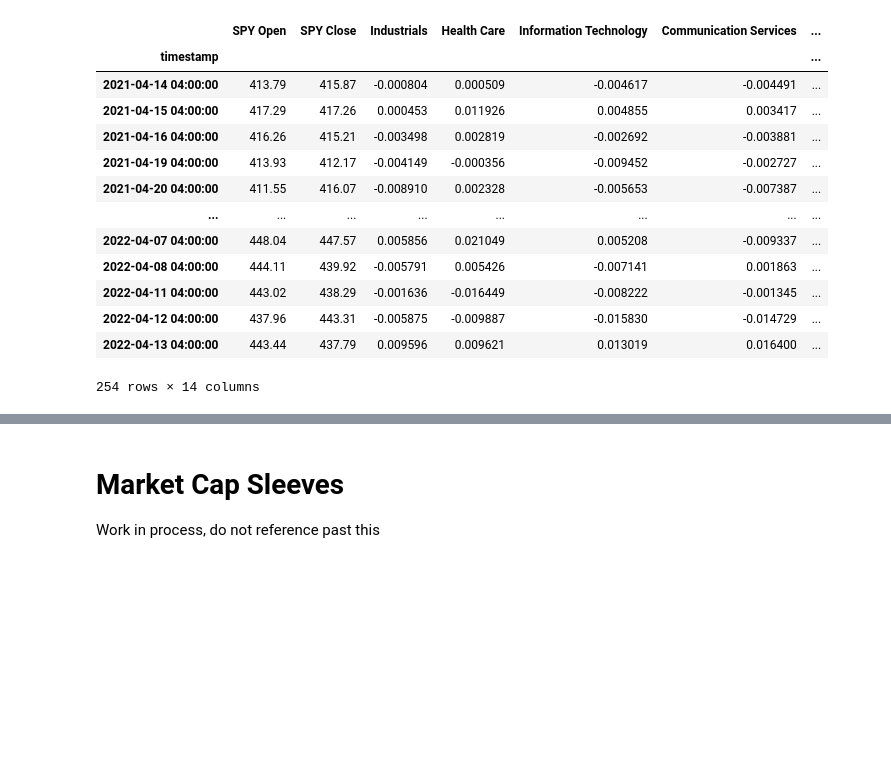
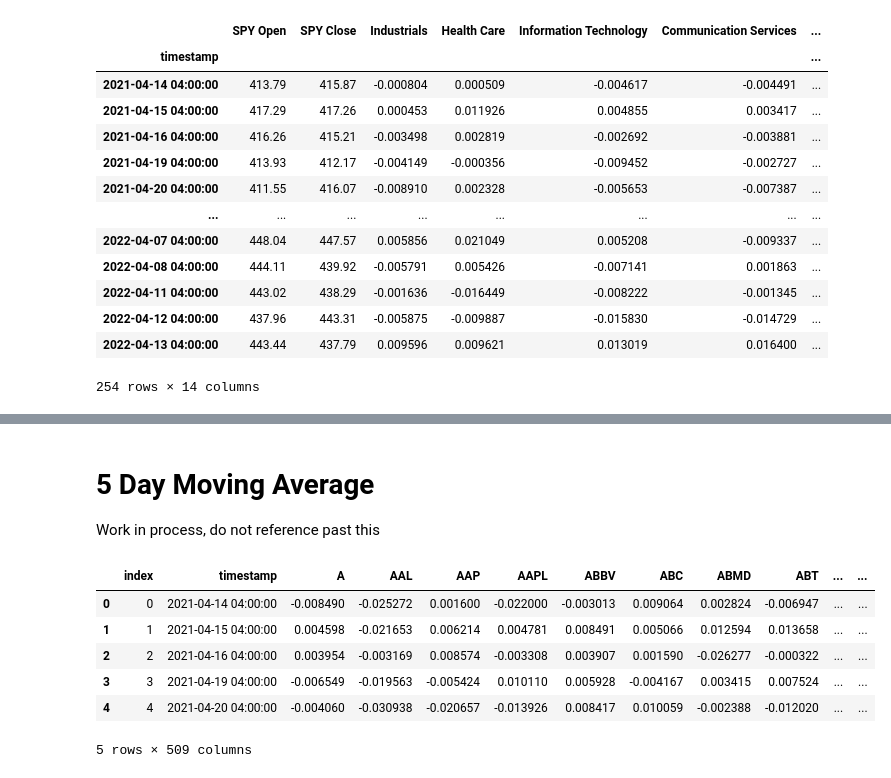
Before and after one commit to Analitico-771/machine_learning_index_prediction, a Jupyter notebook: DataPrep.ipynb, the cells around one changed output, grey strips where cells are left out. Saved outputs shown, nothing was run; the diff lists cells and outputs as text; code cells hidden in the pictures; blank space fills up the shorter version.

```diff
--- a/DataPrep.ipynb
+++ b/DataPrep.ipynb
@@ -91,4 +201,15 @@ See the caveats in the documentation: https://pandas.pydata.org/pandas-docs/stab
 # %% [markdown]
-# Market Cap Sleeves
+# 5 Day Moving Average
 
 Work in process, do not reference past this
+# %%
+StocksWide = pd.read_sql_table('StocksWide', engine)
+StocksWide.head()
+# %% [output]
+|  | index | timestamp | A | AAL | AAP | AAPL | ABBV | ABC | ABMD | ABT | ... | ... |
+| 0 | 0 | 2021-04-14 04:00:00 | -0.008490 | -0.025272 | 0.001600 | -0.022000 | -0.003013 | 0.009064 | 0.002824 | -0.006947 | ... | ... |
+| 1 | 1 | 2021-04-15 04:00:00 | 0.004598 | -0.021653 | 0.006214 | 0.004781 | 0.008491 | 0.005066 | 0.012594 | 0.013658 | ... | ... |
+| 2 | 2 | 2021-04-16 04:00:00 | 0.003954 | -0.003169 | 0.008574 | -0.003308 | 0.003907 | 0.001590 | -0.026277 | -0.000322 | ... | ... |
+| 3 | 3 | 2021-04-19 04:00:00 | -0.006549 | -0.019563 | -0.005424 | 0.010110 | 0.005928 | -0.004167 | 0.003415 | 0.007524 | ... | ... |
+| 4 | 4 | 2021-04-20 04:00:00 | -0.004060 | -0.030938 | -0.020657 | -0.013926 | 0.008417 | 0.010059 | -0.002388 | -0.012020 | ... | ... |
+5 rows × 509 columns
```
Also changed, not shown: parts of 21 cells of this notebook, 6 other files.
